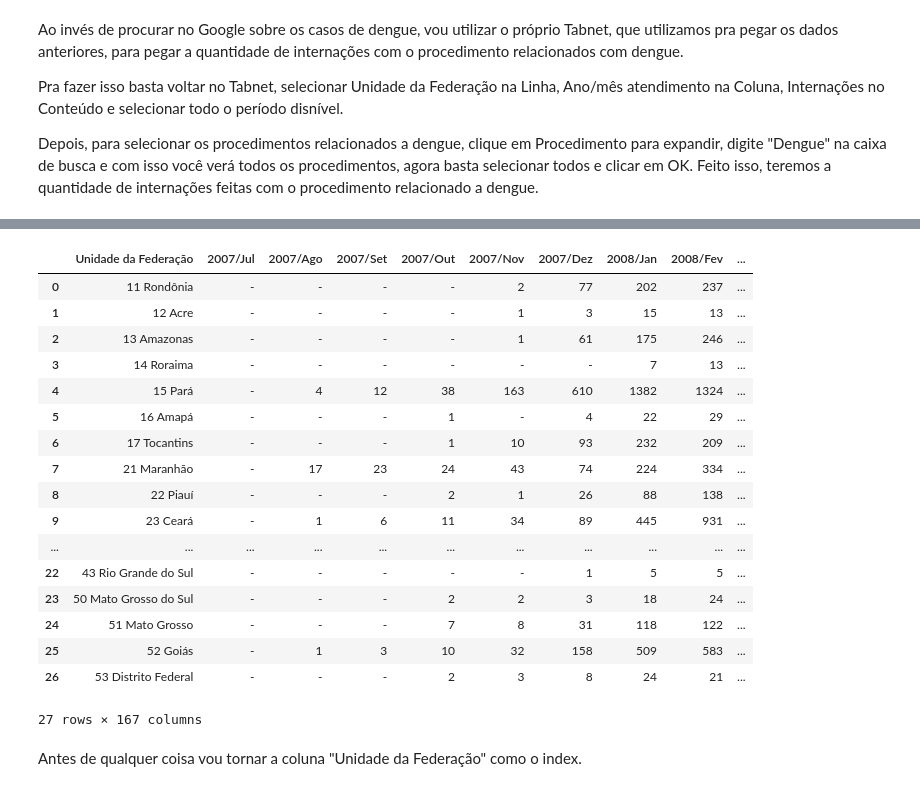
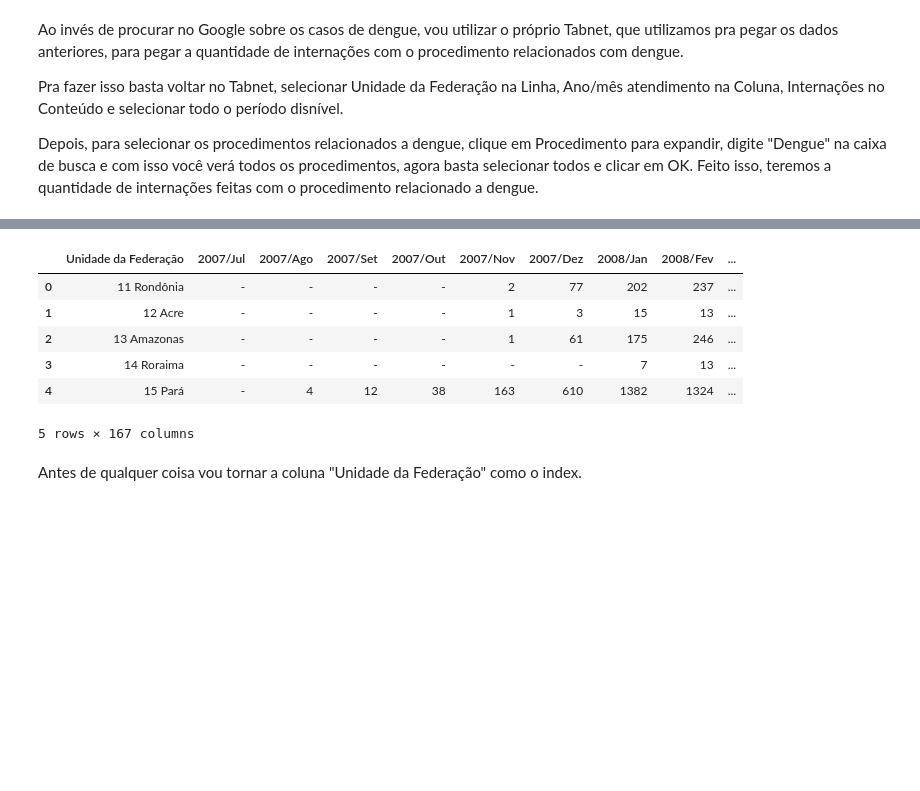
Before and after one commit to iplusl/Bootcamp_Data_Science, a Jupyter notebook: Modulo1/notebooks/Modulo1.ipynb, the cells around one changed output, grey strips where cells are left out. Drawn from its saved outputs; the diff is of its cells as text; code cells hidden in the pictures; blank space fills up the shorter version.

```diff
--- a/Modulo1/notebooks/Modulo1.ipynb
+++ b/Modulo1/notebooks/Modulo1.ipynb
@@ -714,28 +714,17 @@ Depois, para selecionar os procedimentos relacionados a dengue, clique em Proced
 # %%
 dados_dengue = pd.read_csv("dados/A105431189_28_143_208.csv",
                     encoding="ISO-8859-1",
                     skiprows=4, sep=";", skipfooter=12, engine="python",
                     thousands=".", decimal=",")
-dados_dengue
+dados_dengue.head()
 # %% [output]
 |  | Unidade da Federação | 2007/Jul | 2007/Ago | 2007/Set | 2007/Out | 2007/Nov | 2007/Dez | 2008/Jan | 2008/Fev | ... |
 | 0 | 11 Rondônia | - | - | - | - | 2 | 77 | 202 | 237 | ... |
 | 1 | 12 Acre | - | - | - | - | 1 | 3 | 15 | 13 | ... |
 | 2 | 13 Amazonas | - | - | - | - | 1 | 61 | 175 | 246 | ... |
 | 3 | 14 Roraima | - | - | - | - | - | - | 7 | 13 | ... |
 | 4 | 15 Pará | - | 4 | 12 | 38 | 163 | 610 | 1382 | 1324 | ... |
-| 5 | 16 Amapá | - | - | - | 1 | - | 4 | 22 | 29 | ... |
-| 6 | 17 Tocantins | - | - | - | 1 | 10 | 93 | 232 | 209 | ... |
-| 7 | 21 Maranhão | - | 17 | 23 | 24 | 43 | 74 | 224 | 334 | ... |
-| 8 | 22 Piauí | - | - | - | 2 | 1 | 26 | 88 | 138 | ... |
-| 9 | 23 Ceará | - | 1 | 6 | 11 | 34 | 89 | 445 | 931 | ... |
-| ... | ... | ... | ... | ... | ... | ... | ... | ... | ... | ... |
-| 22 | 43 Rio Grande do Sul | - | - | - | - | - | 1 | 5 | 5 | ... |
-| 23 | 50 Mato Grosso do Sul | - | - | - | 2 | 2 | 3 | 18 | 24 | ... |
-| 24 | 51 Mato Grosso | - | - | - | 7 | 8 | 31 | 118 | 122 | ... |
-| 25 | 52 Goiás | - | 1 | 3 | 10 | 32 | 158 | 509 | 583 | ... |
-| 26 | 53 Distrito Federal | - | - | - | 2 | 3 | 8 | 24 | 21 | ... |
-27 rows × 167 columns
+5 rows × 167 columns
 # %% [markdown]
 Antes de qualquer coisa vou tornar a coluna "Unidade da Federação" como o index.
 # %%
```
Also changed, not shown: parts of 18 cells of this notebook.
